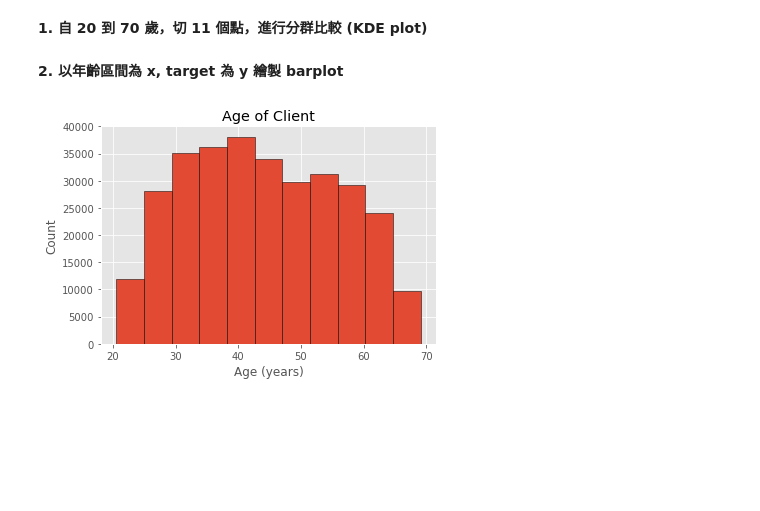
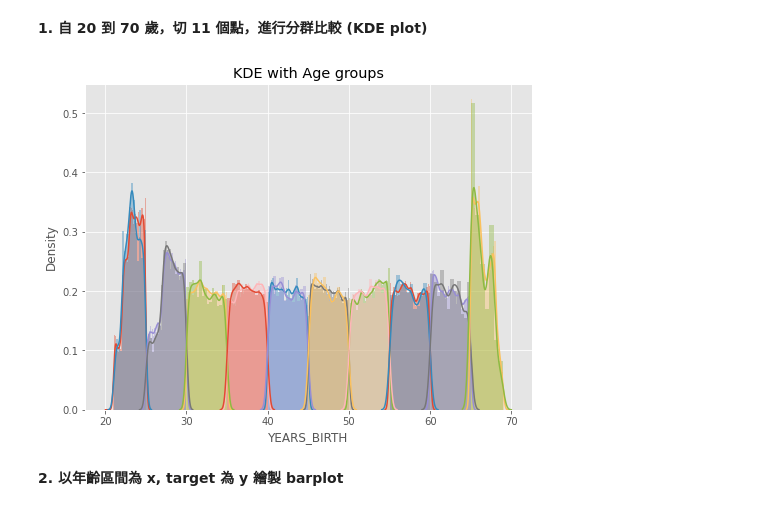
Before and after one commit to sourchen/ML100Days, a Jupyter notebook: Day16.ipynb, the cells around one changed output. Drawn from its saved outputs; the diff is of its cells as text; code cells hidden in the pictures; blank space fills up the shorter version.

```diff
--- a/Day16.ipynb
+++ b/Day16.ipynb
@@ -37,2 +28,0 @@ plt.show()
-# %%
-plt.style.use('ggplot')
@@ -77,0 +29,15 @@ plt.show()
+# %%
+# 根據年齡分成不同組別 (年齡區間 - 還款與否)
+age_data = app_train[['TARGET', 'DAYS_BIRTH']] # subset
+age_data['YEARS_BIRTH'] = age_data['DAYS_BIRTH'] / 365 # day-age to year-age
+
+#自 20 到 70 歲，切 11 個點 (得到 10 組)
+"""
+Your Code Here
+"""
+bin_cut = np.linspace(20, 70, num = 11)
+age_data['YEARS_BINNED'] = pd.cut(age_data['YEARS_BIRTH'], bins = bin_cut)
+
+# 顯示不同組的數量
+print(age_data['YEARS_BINNED'].value_counts())
+age_data.head()
@@ -78,10 +62,22 @@ plt.show()
 # %% [markdown]
 **1. 自 20 到 70 歲，切 11 個點，進行分群比較 (KDE plot)**
+# %%
+# 繪圖前先排序 / 分組
+"""
+Your Code Here
+"""
+year_group_sorted = np.sort(age_data['YEARS_BINNED'].unique())
+
+plt.figure(figsize=(8,6))
+for i in range(len(year_group_sorted)):
+    sns.distplot(age_data.loc[(age_data['YEARS_BINNED'] == year_group_sorted[i]) & \
+                              (age_data['TARGET'] == 0), 'YEARS_BIRTH'], label = str(year_group_sorted[i]))
+
+    sns.distplot(age_data.loc[(age_data['YEARS_BINNED'] == year_group_sorted[i]) & \
+                              (age_data['TARGET'] == 1), 'YEARS_BIRTH'], label = str(year_group_sorted[i]))
+plt.title('KDE with Age groups')
+plt.show()
+# %% [output]
+[figure, added]
 # %% [markdown]
 **2. 以年齡區間為 x, target 為 y 繪製 barplot**
-# %%
-plt.hist(app_train['DAYS_BIRTH'] / 365, edgecolor = 'k', bins = 11)
-plt.title('Age of Client'); plt.xlabel('Age (years)'); plt.ylabel('Count');
-plt.show()
-# %% [output]
-[figure, removed]
```
Also changed, not shown: parts of 9 cells of this notebook.
